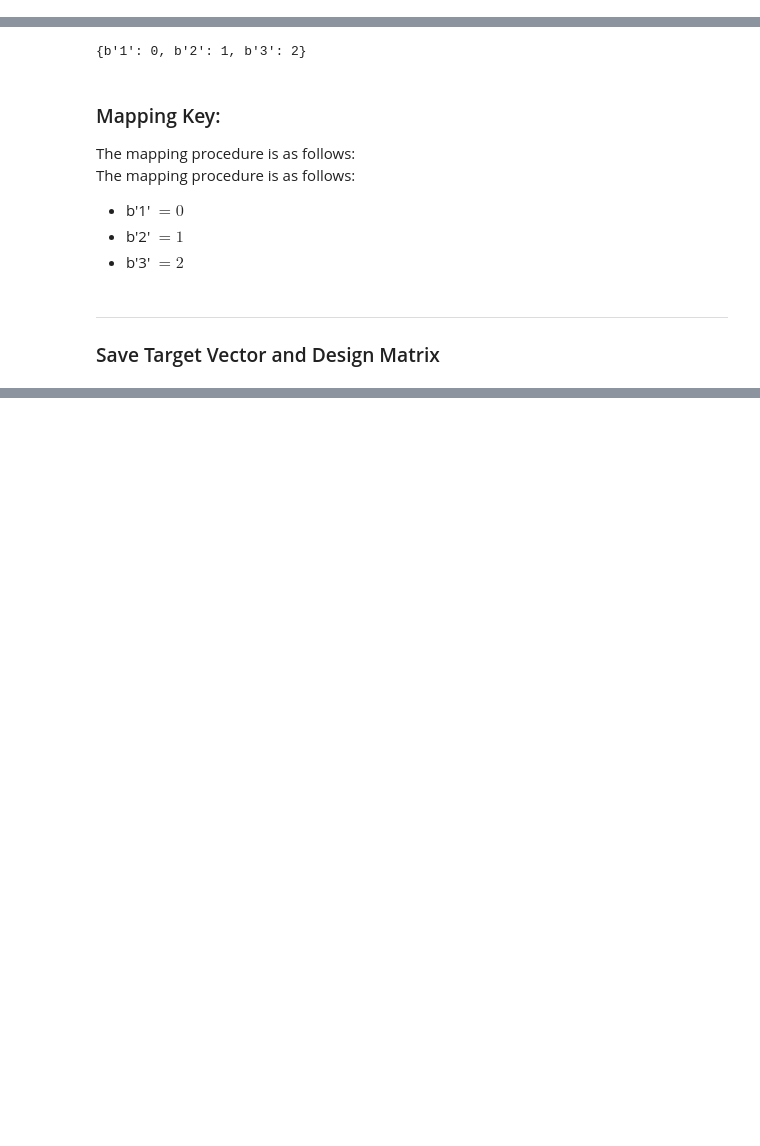
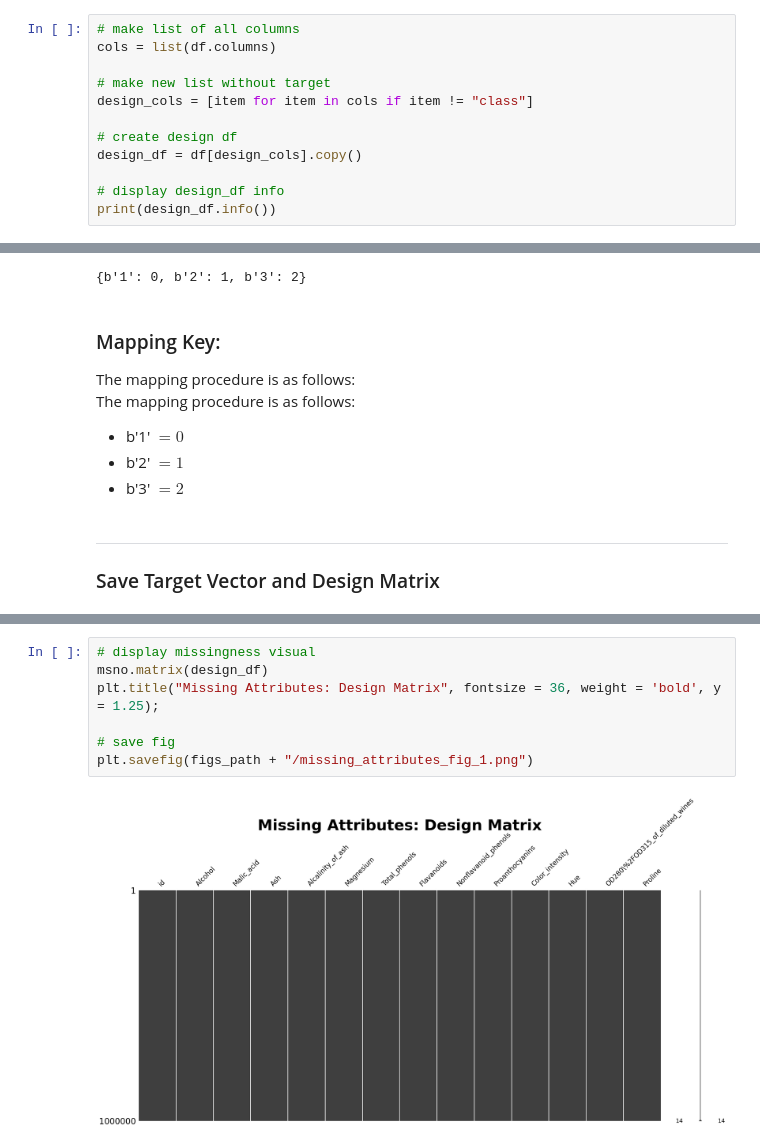
Before and after one commit to mmkke/DS5230_clustering_project, a Jupyter notebook: notebooks/ds5230_phase1.ipynb, the cells around one changed output, grey strips where cells are left out. Saved outputs shown, nothing was run; the diff lists cells and outputs as text; blank space fills up the shorter version.

```diff
--- a/notebooks/ds5230_phase1.ipynb
+++ b/notebooks/ds5230_phase1.ipynb
@@ -170,3 +170,15 @@ target_df
 1000000 rows × 2 columns
 # %% [markdown]
 #### Design Matrix:
+# %%
+# make list of all columns
+cols = list(df.columns)
+
+# make new list without target
+design_cols = [item for item in cols if item != "class"]
+
+# create design df
+design_df = df[design_cols].copy()
+
+# display design_df info
+print(design_df.info())
@@ -209,0 +315,9 @@ ___
+# %%
+# display missingness visual
+msno.matrix(design_df)
+plt.title("Missing Attributes: Design Matrix", fontsize = 36, weight = 'bold', y = 1.25);
+
+# save fig
+plt.savefig(figs_path + "/missing_attributes_fig_1.png")
+# %% [output]
+[figure, added]
```
Also changed, not shown: parts of 12 cells of this notebook, 3 other files.
